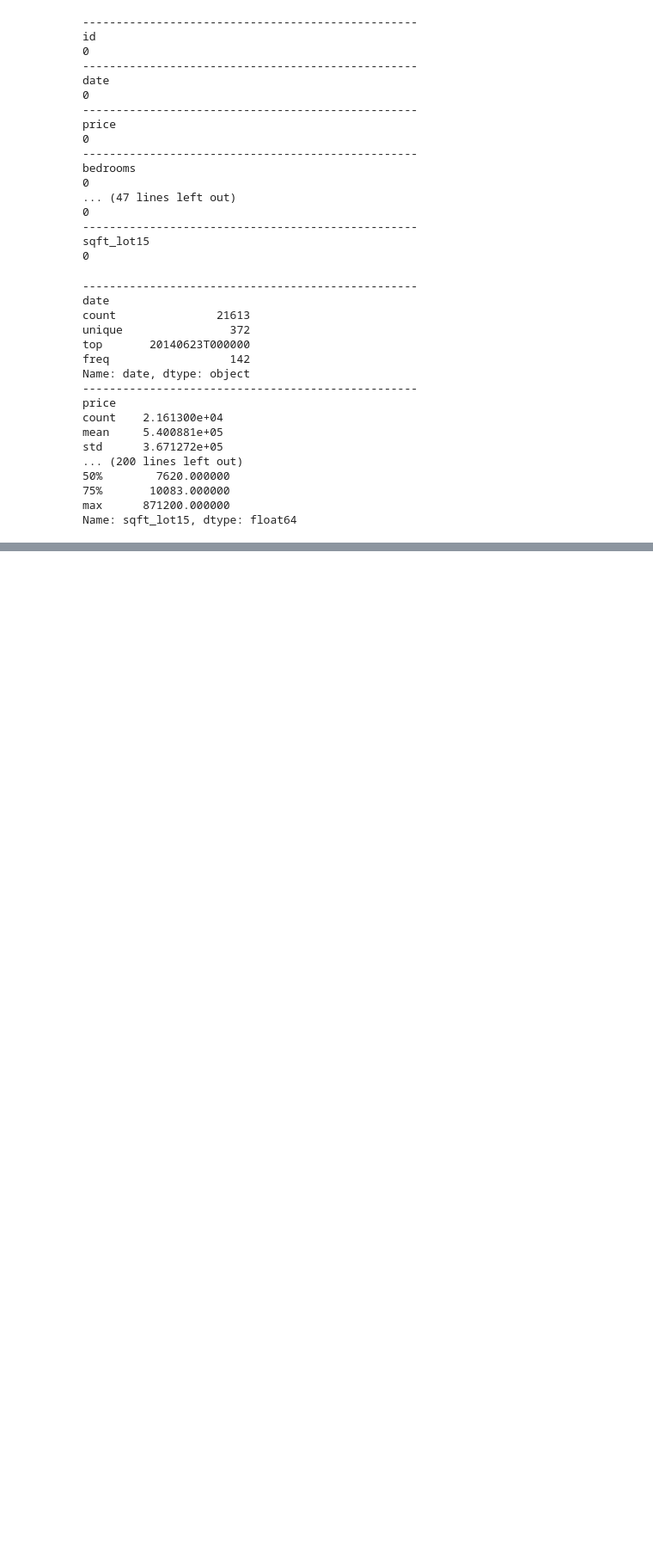
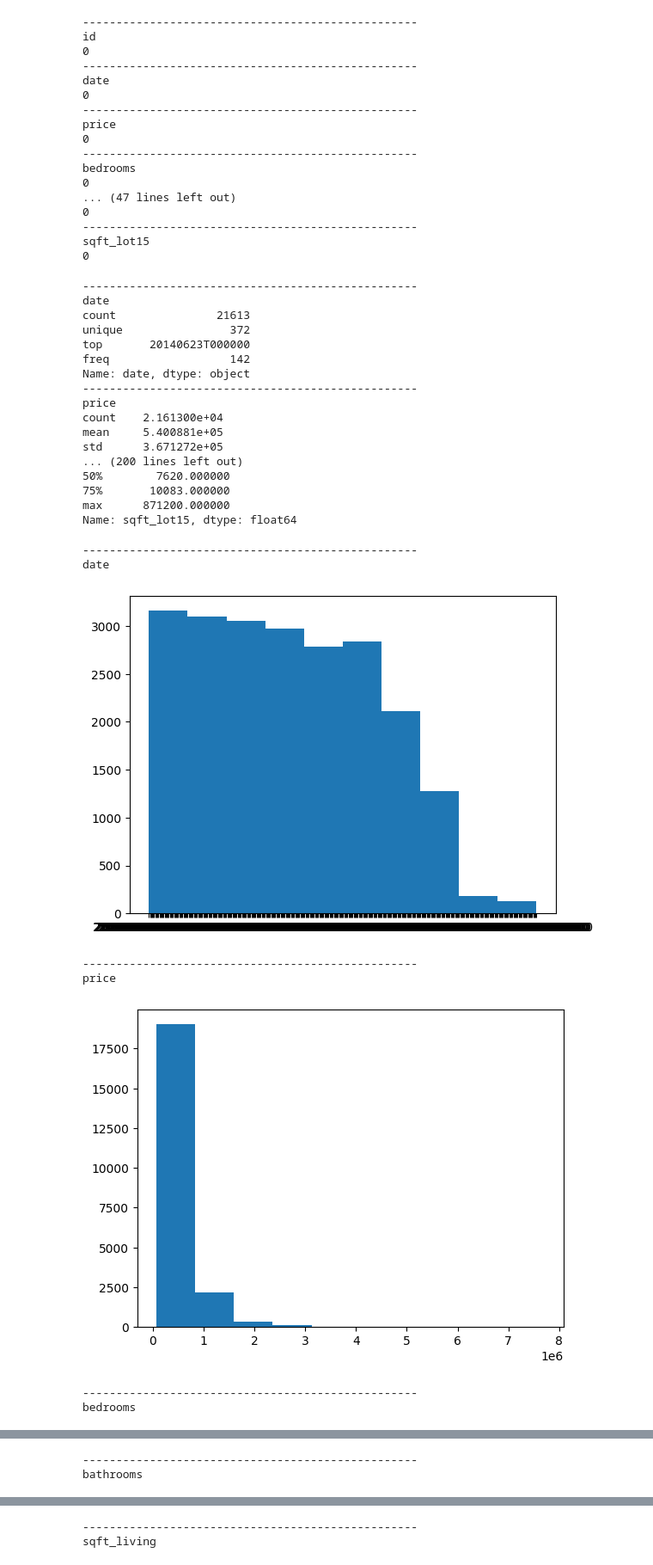
Before and after one commit to YashS-30/Starting_with_ML, a Jupyter notebook: Predicting_Price.ipynb, the cells around one changed output, grey strips where cells are left out. Shown: that part at 86% size. Cells and saved outputs as stored; diff of their text form; code cells hidden in the pictures; blank space fills up the shorter version.

```diff
--- a/Predicting_Price.ipynb
+++ b/Predicting_Price.ipynb
@@ -92,3 +92,19 @@ std      3.671272e+05
 75%       10083.000000
 max      871200.000000
 Name: sqft_lot15, dtype: float64
+# %%
+for f in df.columns:
+  if(f != 'id'):
+    print('-'*50)
+    print(f)
+    plt.hist(df[f])
+    plt.show()
+# %% [output]
+--------------------------------------------------
+date
+[figure, added]
+--------------------------------------------------
+price
+[figure, added]
+--------------------------------------------------
+bedrooms
@@ -94,0 +112,2 @@ Name: sqft_lot15, dtype: float64
+--------------------------------------------------
+bathrooms
@@ -94,0 +115,2 @@ Name: sqft_lot15, dtype: float64
+--------------------------------------------------
+sqft_living
```
Also changed, not shown: parts of 2 cells of this notebook.
